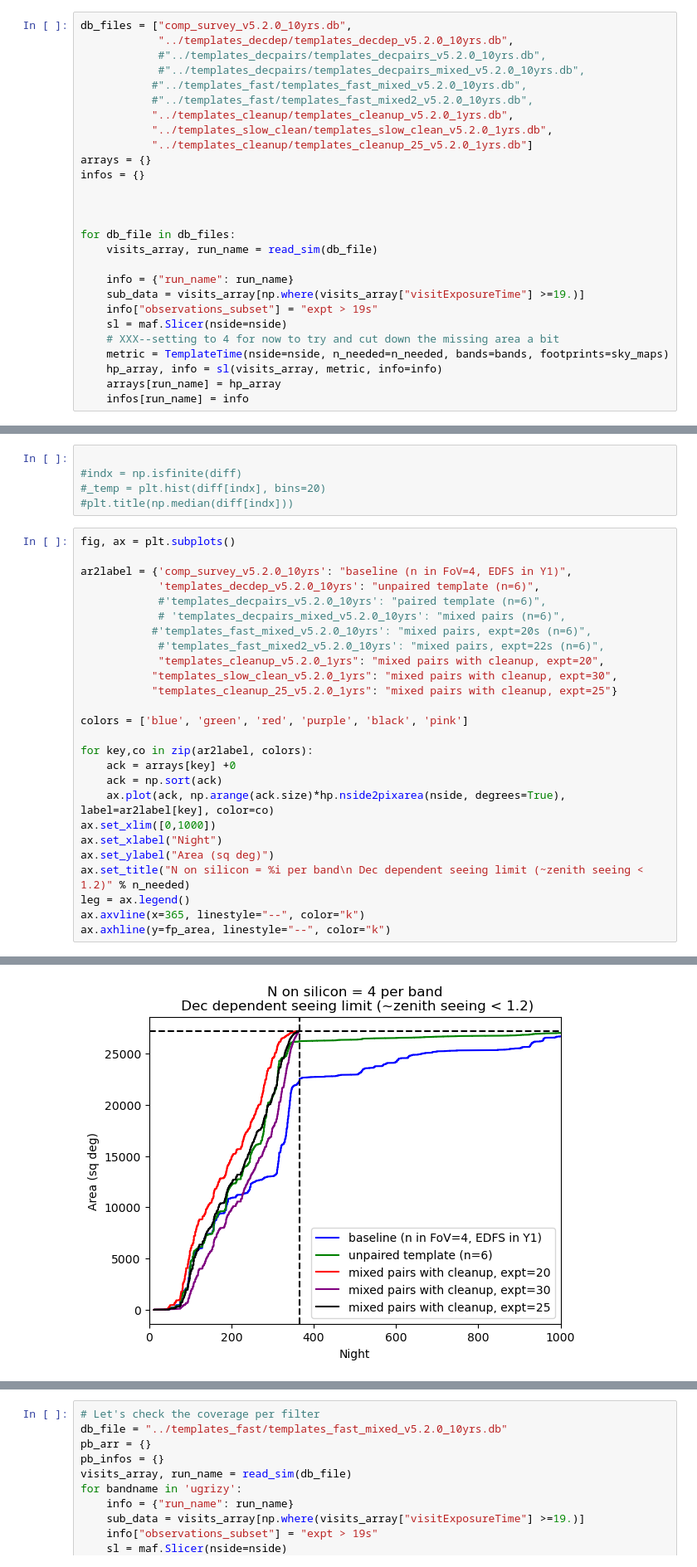
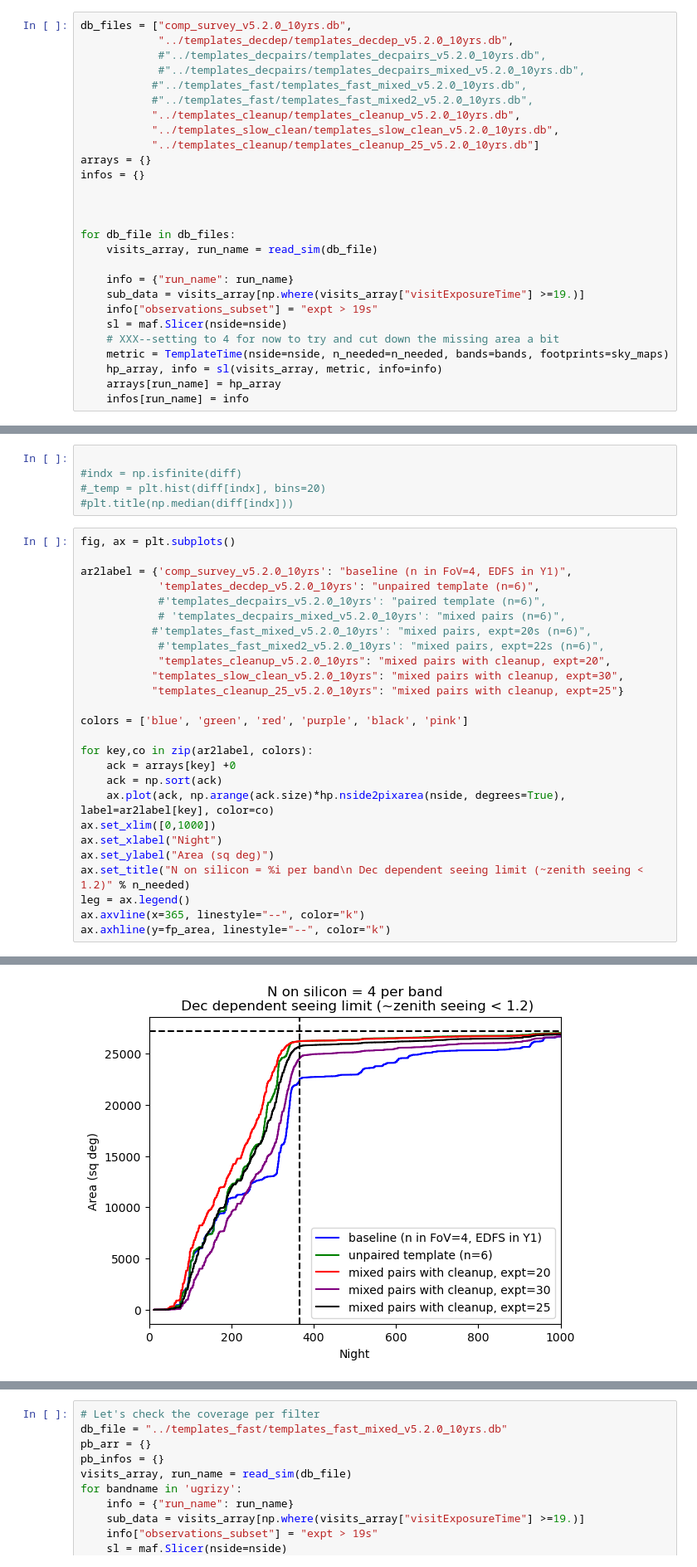
Before and after one commit to lsst-sims/sims_featureScheduler_runs5.2, a Jupyter notebook: comp_survey/template_time.ipynb, the cells around one changed output, grey strips where cells are left out. Shown at 83% size. Drawn from its saved outputs; the diff is of its cells as text.

```diff
--- a/comp_survey/template_time.ipynb
+++ b/comp_survey/template_time.ipynb
@@ -109,9 +109,9 @@ db_files = ["comp_survey_v5.2.0_10yrs.db",
             #"../templates_decpairs/templates_decpairs_mixed_v5.2.0_10yrs.db",
            #"../templates_fast/templates_fast_mixed_v5.2.0_10yrs.db",
            #"../templates_fast/templates_fast_mixed2_v5.2.0_10yrs.db",
-           "../templates_cleanup/templates_cleanup_v5.2.0_1yrs.db",
-           "../templates_slow_clean/templates_slow_clean_v5.2.0_1yrs.db",
-           "../templates_cleanup/templates_cleanup_25_v5.2.0_1yrs.db"]
+           "../templates_cleanup/templates_cleanup_v5.2.0_10yrs.db",
+           "../templates_slow_clean/templates_slow_clean_v5.2.0_10yrs.db",
+           "../templates_cleanup/templates_cleanup_25_v5.2.0_10yrs.db"]
 arrays = {}
 infos = {}
 
@@ -166,30 +166,30 @@ hp.mollview(arrays["templates_decdep_v5.2.0_10yrs"], max=365)
 # %%
 fig, ax = plt.subplots()
 
 ar2label = {'comp_survey_v5.2.0_10yrs': "baseline (n in FoV=4, EDFS in Y1)",
             'templates_decdep_v5.2.0_10yrs': "unpaired template (n=6)",
             #'templates_decpairs_v5.2.0_10yrs': "paired template (n=6)",
             # 'templates_decpairs_mixed_v5.2.0_10yrs': "mixed pairs (n=6)",
            #'templates_fast_mixed_v5.2.0_10yrs': "mixed pairs, expt=20s (n=6)",
             #'templates_fast_mixed2_v5.2.0_10yrs': "mixed pairs, expt=22s (n=6)",
-            "templates_cleanup_v5.2.0_1yrs": "mixed pairs with cleanup, expt=20",
-           "templates_slow_clean_v5.2.0_1yrs": "mixed pairs with cleanup, expt=30",
-           "templates_cleanup_25_v5.2.0_1yrs": "mixed pairs with cleanup, expt=25"}
+            "templates_cleanup_v5.2.0_10yrs": "mixed pairs with cleanup, expt=20",
+           "templates_slow_clean_v5.2.0_10yrs": "mixed pairs with cleanup, expt=30",
+           "templates_cleanup_25_v5.2.0_10yrs": "mixed pairs with cleanup, expt=25"}
 
 colors = ['blue', 'green', 'red', 'purple', 'black', 'pink']
 
 for key,co in zip(ar2label, colors):
     ack = arrays[key] +0
     ack = np.sort(ack)
     ax.plot(ack, np.arange(ack.size)*hp.nside2pixarea(nside, degrees=True), label=ar2label[key], color=co)
 ax.set_xlim([0,1000])
 ax.set_xlabel("Night")
 ax.set_ylabel("Area (sq deg)")
 ax.set_title("N on silicon = %i per band\n Dec dependent seeing limit (~zenith seeing < 1.2)" % n_needed)
 leg = ax.legend()
 ax.axvline(x=365, linestyle="--", color="k")
 ax.axhline(y=fp_area, linestyle="--", color="k")
 # %% [output]
 <matplotlib.lines.Line2D at 0x...>
-[figure, old version]
+[figure, new version]
 # %%
```
Also changed, not shown: parts of 5 cells of this notebook, 10 other files.
